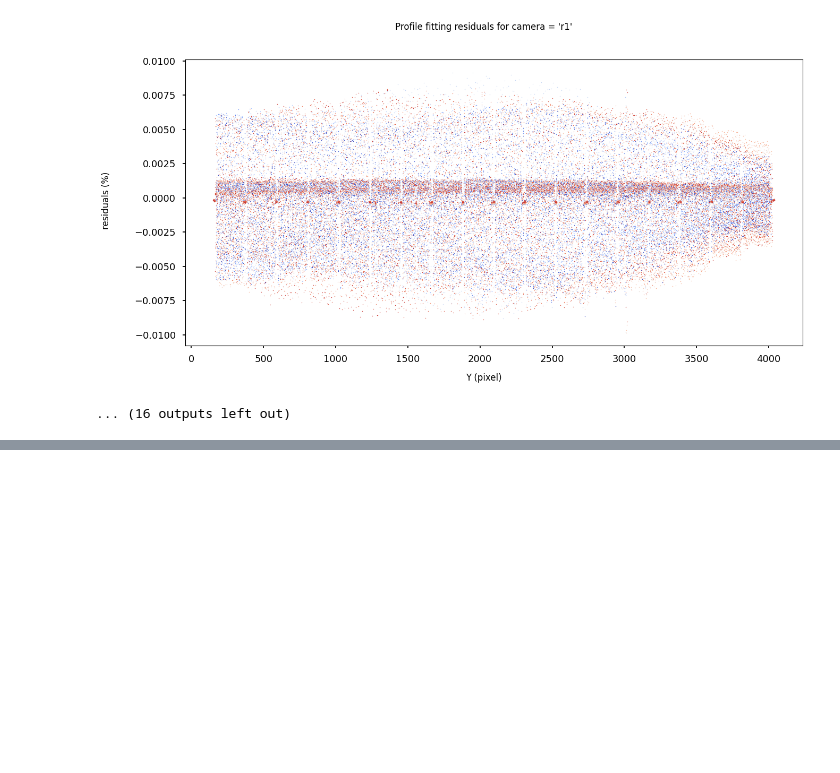
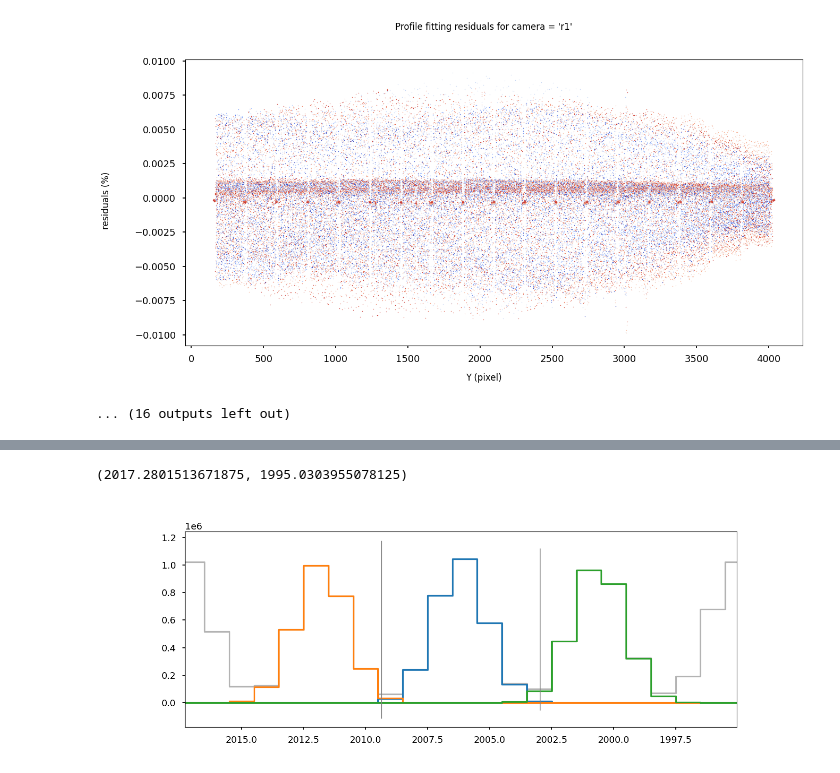
Before and after one commit to sdss/lvmdrp, a Jupyter notebook: examples/lco_com/traces.ipynb, the cells around one changed output, grey strips where cells are left out. Saved outputs shown, nothing was run; the diff lists cells and outputs as text; code cells hidden in the pictures; blank space fills up the shorter version.

```diff
--- a/examples/lco_com/traces.ipynb
+++ b/examples/lco_com/traces.ipynb
@@ -227,0 +248,26 @@ for idx in ifibers:
+# %%
+from lvmdrp.core.fit_profile import gaussians
+from lvmdrp.core.image import loadImage
+
+camera = "b2"
+column = 2000
+ifiber = 330
+
+model = loadImage(fibers["model"][camera])
+amp = TraceMask.from_file(fibers["amp"][camera])
+cent = TraceMask.from_file(fibers["trace"][camera])
+width = TraceMask.from_file(fibers["width"][camera])
+
+ypixels = np.arange(model._dim[0])
+
+plt.figure(figsize=(14,5))
+plt.step(ypixels, model._data[:, column], where="mid", color="0.7")
+plt.step(ypixels, gaussians([amp._data[[ifiber], column], cent._data[[ifiber], column], width._data[[ifiber], column]/2.354], ypixels), where="mid")
+plt.step(ypixels, gaussians([amp._data[[ifiber-1], column], cent._data[[ifiber-1], column], width._data[[ifiber-1], column]/2.354], ypixels), where="mid")
+plt.step(ypixels, gaussians([amp._data[[ifiber+1], column], cent._data[[ifiber+1], column], width._data[[ifiber+1], column]/2.354], ypixels), where="mid")
+plt.vlines(cent._data[ifiber, column]-3*width._data[ifiber, column]/2.354, *plt.gca().get_ylim(), lw=1, color="0.5")
+plt.vlines(cent._data[ifiber, column]+3*width._data[ifiber, column]/2.354, *plt.gca().get_ylim(), lw=1, color="0.5")
+plt.xlim(cent._data[ifiber-2, column], cent._data[ifiber+2, column])
+# %% [output]
+(2017.2801513671875, 1995.0303955078125)
+[figure, added]
```
Also changed, not shown: parts of 4 cells of this notebook, 1 other file.
